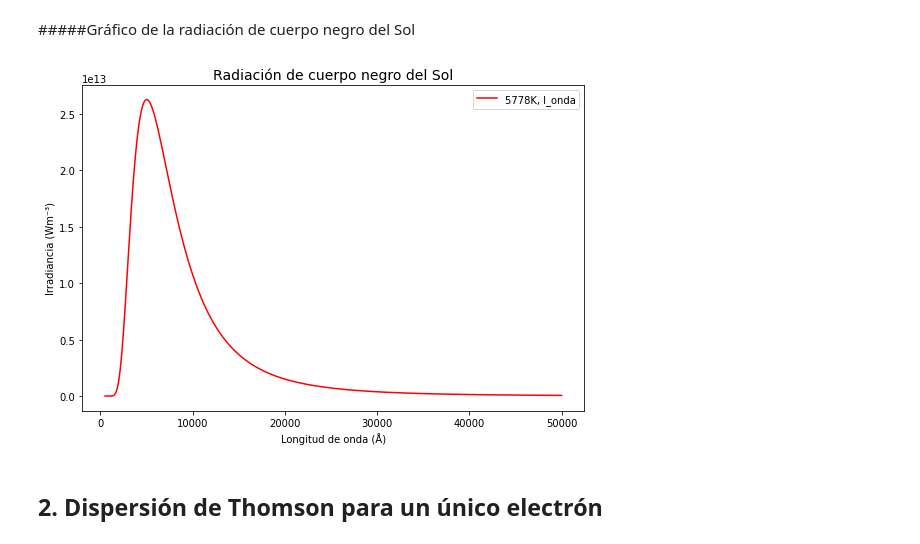
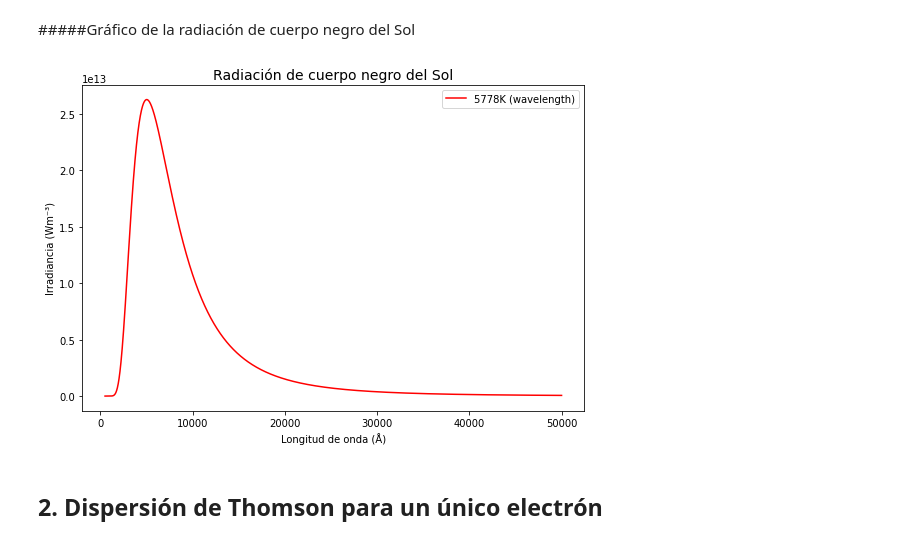
Before and after one commit to aliciavr/thomsonpy, a Jupyter notebook: src/thomson_scattering.ipynb, the cells around one changed output. Cells and saved outputs as stored; diff of their text form; code cells hidden in the pictures.

Commit message:
New modular structure for scattering Thomson process.

```diff
--- a/src/thomson_scattering.ipynb
+++ b/src/thomson_scattering.ipynb
@@ -108,10 +113,10 @@ pyplot.title("Ley de Radiación de Planck (II)", fontsize=14)
 pyplot.xlabel("Frecuencia (Hz)")
 pyplot.ylabel("Radiancia ()")
 
-ini_frecuencia = C / ini_long_onda
+ini_frecuencia = uc.c / ini_long_onda
 print("Frecuencia inicial", np.format_float_scientific(ini_frecuencia))
 
-frecuencia = C / long_onda
+frecuencia = uc.c / long_onda
 print("Frecuencia final = ", np.format_float_scientific(frecuencia))
 
 incr_frecuencia = abs(frecuencia - ini_frecuencia) / 1E3
@@ -142,35 +147,35 @@ Paso para la frecuencia =  5.85e+12
 # %%
 # Gráfico de la ley de radiación de Planck en función de la longitud de onda
 # para el Sol.
 
 pyplot.figure(figsize=(9, 6))
 pyplot.title("Radiación de cuerpo negro del Sol", fontsize=14)
 pyplot.xlabel("Longitud de onda (Å)")
 pyplot.ylabel("Irradiancia (Wm⁻³)")
 
 long_onda = 50000E-10 # m
 incr_long_onda = 10E-10# m
 ini_long_onda = 500E-10 # m
 valores_long_onda = np.arange(ini_long_onda, long_onda + incr_long_onda, incr_long_onda)
 
-ini_frecuencia = C / ini_long_onda
-frecuencia =  C / long_onda
+ini_frecuencia = uc.c / ini_long_onda
+frecuencia =  uc.c / long_onda
 incr_frecuencia = abs(frecuencia - ini_frecuencia) / 1E3
 valores_frecuencia = np.arange(frecuencia, ini_frecuencia + incr_frecuencia, incr_frecuencia)
 
 
 # Calcula los valores de intensidad recibida en función de z para una elongación fija.
-valores_planck_long_onda = [thtools.radiacion_planck(T_SOL, i) for i in valores_long_onda]
-valores_planck_frec = [thtools.radiacion_planck(T_SOL, i, False) for i in valores_frecuencia]
+valores_planck_long_onda = [thtools.radiacion_planck(tsp.T_SOL, i) for i in valores_long_onda]
+valores_planck_frec = [thtools.radiacion_planck(tsp.T_SOL, i, False) for i in valores_frecuencia]
 
 # Representa los valores de omega.
-pyplot.plot([i * 1E10 for i in valores_long_onda], valores_planck_long_onda, linestyle = '-', color = 'r', label = str(T_SOL) + "K, l_onda")
-#pyplot.plot([c / i for i in valores_frecuencia], valores_planck_frec, linestyle = '-', color = 'b', label = str(T_SOL) + "K, frec")
+pyplot.plot([i * 1E10 for i in valores_long_onda], valores_planck_long_onda, linestyle = '-', color = 'r', label = str(tsp.T_SOL) + "K (wavelength)")
+#pyplot.plot([uc.c / i for i in valores_frecuencia], valores_planck_frec, linestyle = '-', color = 'b', label = str(tsp.T_SOL) + "K, (frequency)")
 
 pyplot.legend()
 pyplot.show()
 # %% [output]
-[figure, old version]
+[figure, new version]
 # %% [markdown]
 ## **2. Dispersión de Thomson para un único electrón**
 # %% [markdown]
```
Also changed, not shown: parts of 17 cells of this notebook, 5 other files.
